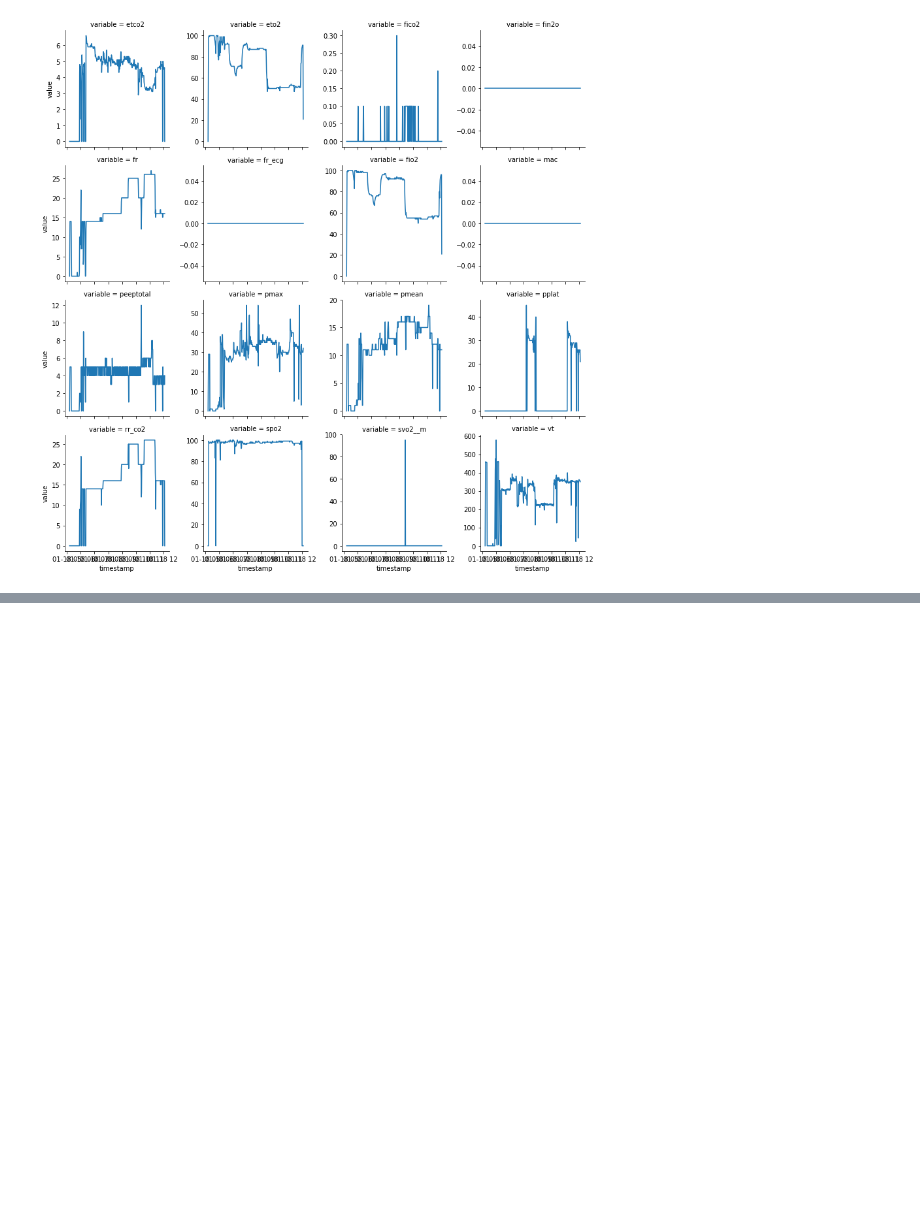
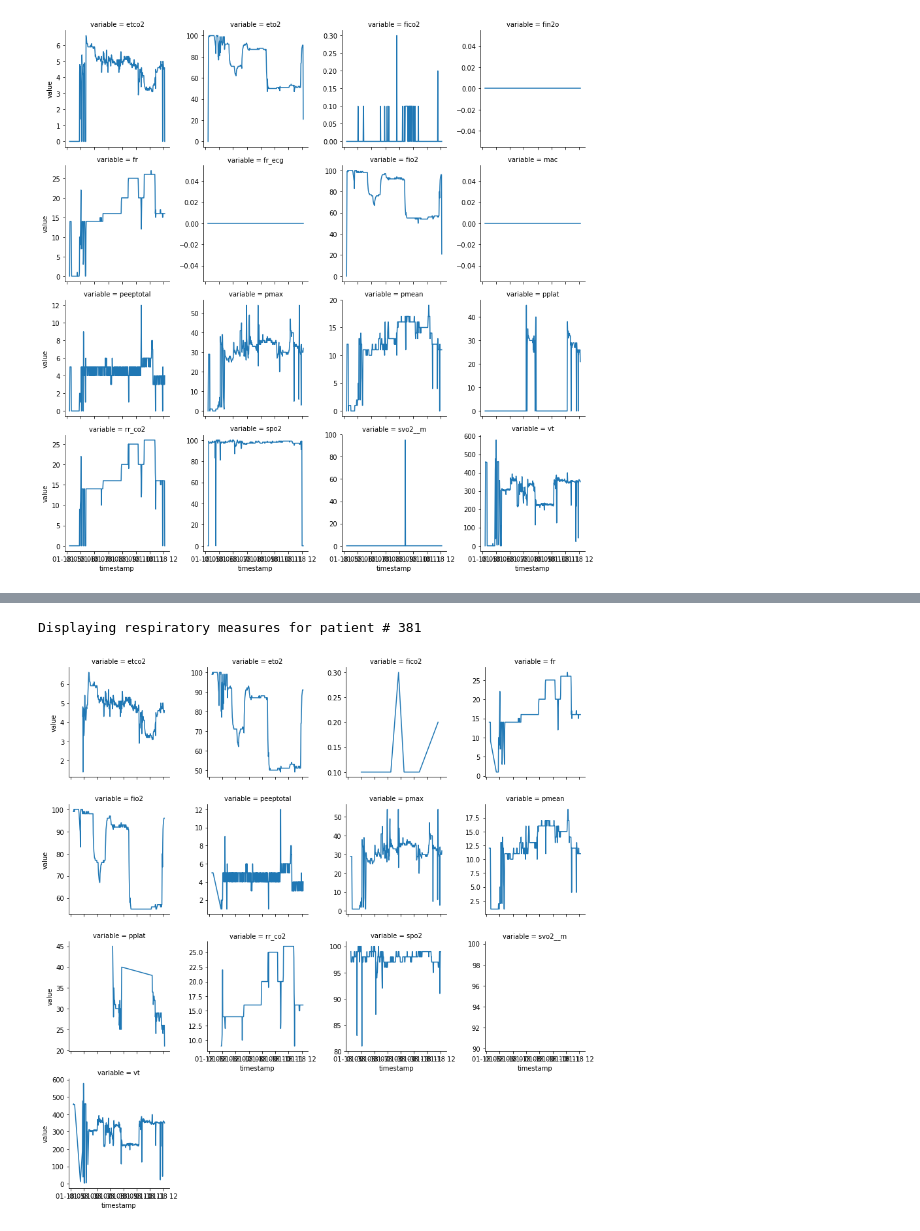
Before and after one commit to dataforgoodfr/batch_5_transplant, a Jupyter notebook: notebook/Exploration fct_respiratory.ipynb, the cells around one changed output, grey strips where cells are left out. Cells and saved outputs as stored; diff of their text form; code cells hidden in the pictures; blank space fills up the shorter version.

```diff
--- a/notebook/Exploration fct_respiratory.ipynb
+++ b/notebook/Exploration fct_respiratory.ipynb
@@ -29,6 +32,6 @@ df_melt = pd.melt(df, id_vars=['id_patient','timestamp'], value_vars=['etco2','e
 # %%
-def plot_respiratory(id_patient):
+def plot_respiratory(df, id_patient):
     print 'Displaying respiratory measures for patient # {}'.format(id_patient)
-    g = sns.FacetGrid(df_melt[df_melt['id_patient'] == id_patient], col="variable", col_wrap=4, sharey=False)
+    g = sns.FacetGrid(df[df['id_patient'] == id_patient], col="variable", col_wrap=4, sharey=False)
     g = g.map(plt.plot, "timestamp", "value")
 # %%
@@ -84,0 +58,15 @@ Displaying respiratory measures for patient # 383
+# %%
+def above_quantile(x):
+    result = {'q_99': x['value'].quantile(0.99),
+              'q_1': x['value'].quantile(0.01)}
+    return pd.Series(result, name='quantiles')
+
+quant_df = df_melt.groupby(['id_patient', 'variable']).apply(above_quantile).reset_index()
+df_tmp_lim = pd.merge(df_melt, quant_df)
+# %%
+df_melt_2 = df_tmp_lim[df_tmp_lim['value'] > df_tmp_lim['q_1']]
+# %%
+plot_respiratory(df_melt_2, 381)
+# %% [output]
+Displaying respiratory measures for patient # 381
+[figure, added]
```
Also changed, not shown: parts of 15 cells of this notebook.
